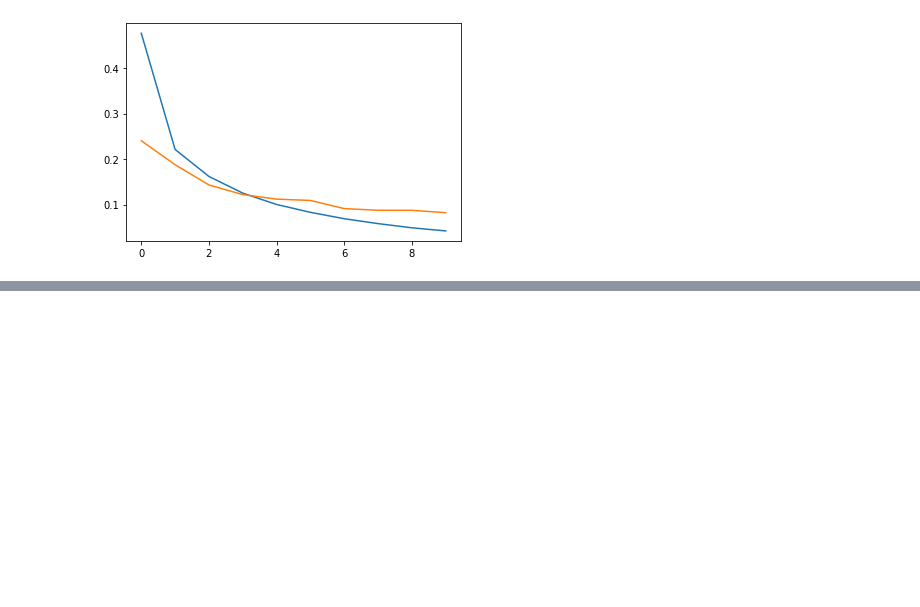
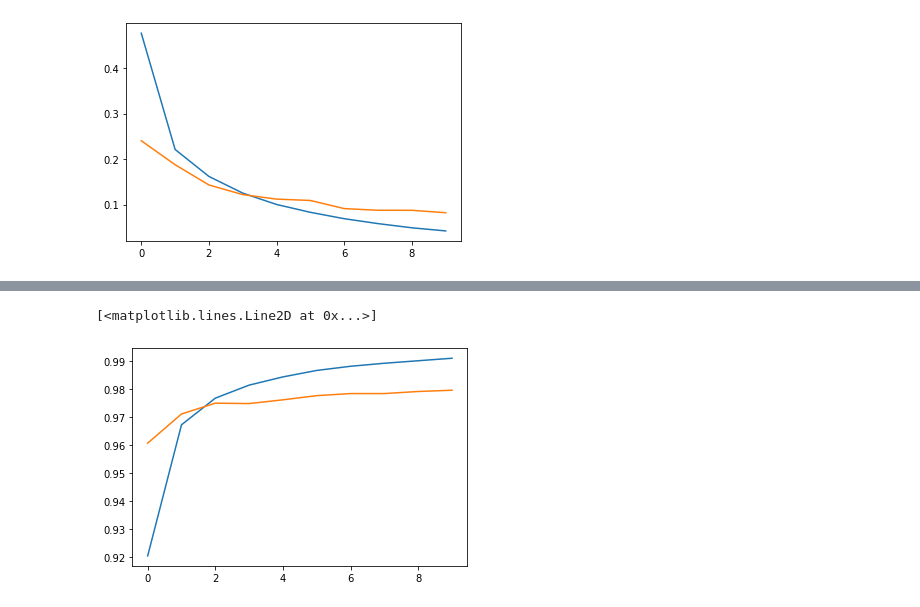
Before and after one commit to lorenanda/kaggle-playground, a Jupyter notebook: mnist/MNIST.ipynb, the cells around one changed output, grey strips where cells are left out. Saved outputs shown, nothing was run; the diff lists cells and outputs as text; code cells hidden in the pictures; blank space fills up the shorter version.

Commit message:
improve cnn model

```diff
--- a/mnist/MNIST.ipynb
+++ b/mnist/MNIST.ipynb
@@ -133,0 +151,9 @@ plt.plot(history.history['val_loss'])
+# %%
+y_train = keras.utils.to_categorical(y_train)
+y_test = keras.utils.to_categorical(y_test)
+# %%
+model2 = models.Sequential()
+model2.add(layers.Conv2D(32, (3, 3), activation= 'relu', padding = 'same', input_shape = (28, 28, 1)),)
+model2.add(layers.Flatten())
+model2.add(layers.Dense(10, activation='softmax'))
+model2.summary()
@@ -133,0 +175,8 @@ plt.plot(history.history['val_loss'])
+# %%
+model2.compile(
+    optimizer='rmsprop',
+    loss='categorical_crossentropy',
+    metrics=['accuracy']
+    )
+# %%
+history2 = model2.fit(X_train, y_train, epochs=10,validation_split = 0.20)
@@ -133,0 +204,6 @@ plt.plot(history.history['val_loss'])
+# %%
+plt.plot(history2.history["accuracy"])
+plt.plot(history2.history["val_accuracy"])
+# %% [output]
+[<matplotlib.lines.Line2D at 0x...>]
+[figure, added]
```
Also changed, not shown: parts of 14 cells of this notebook.
